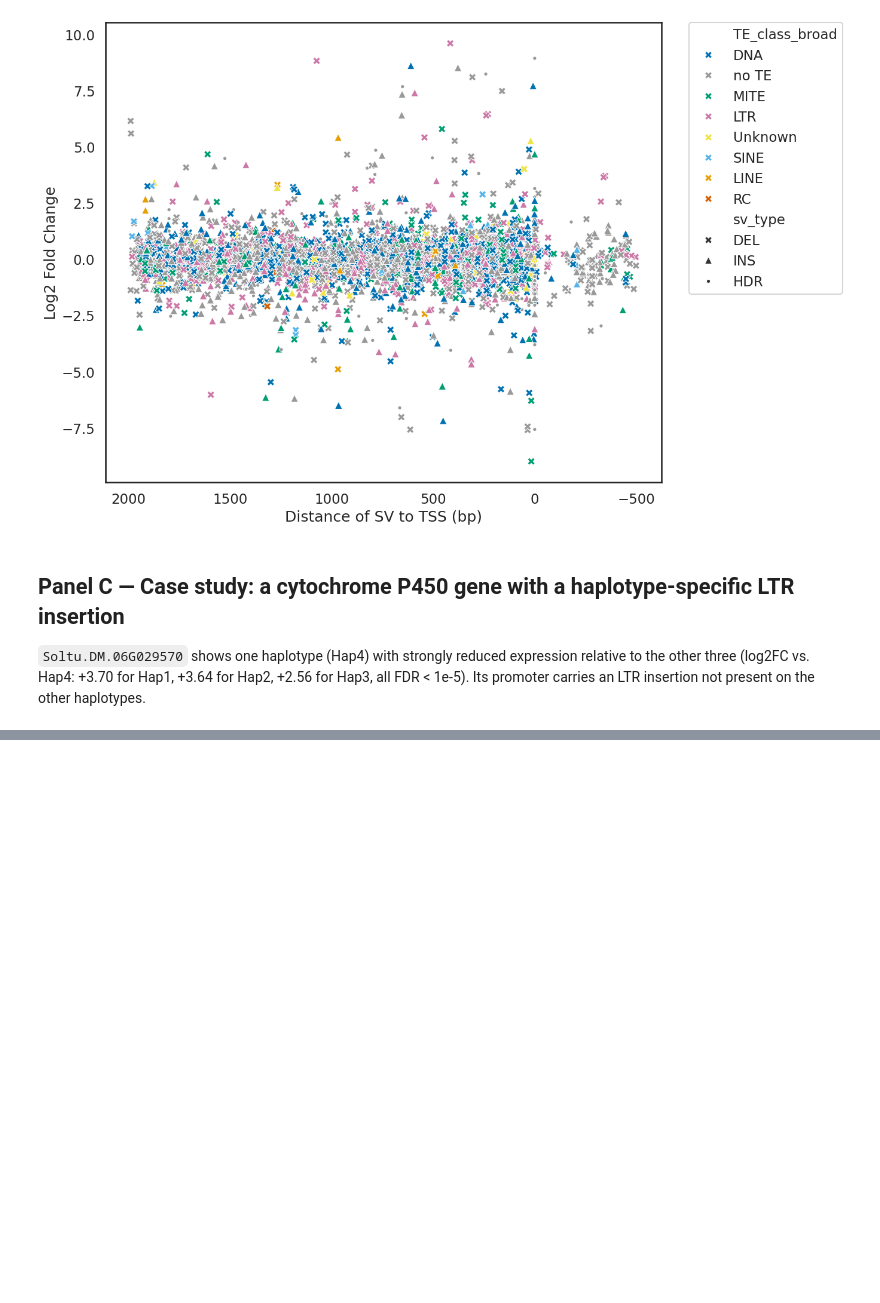
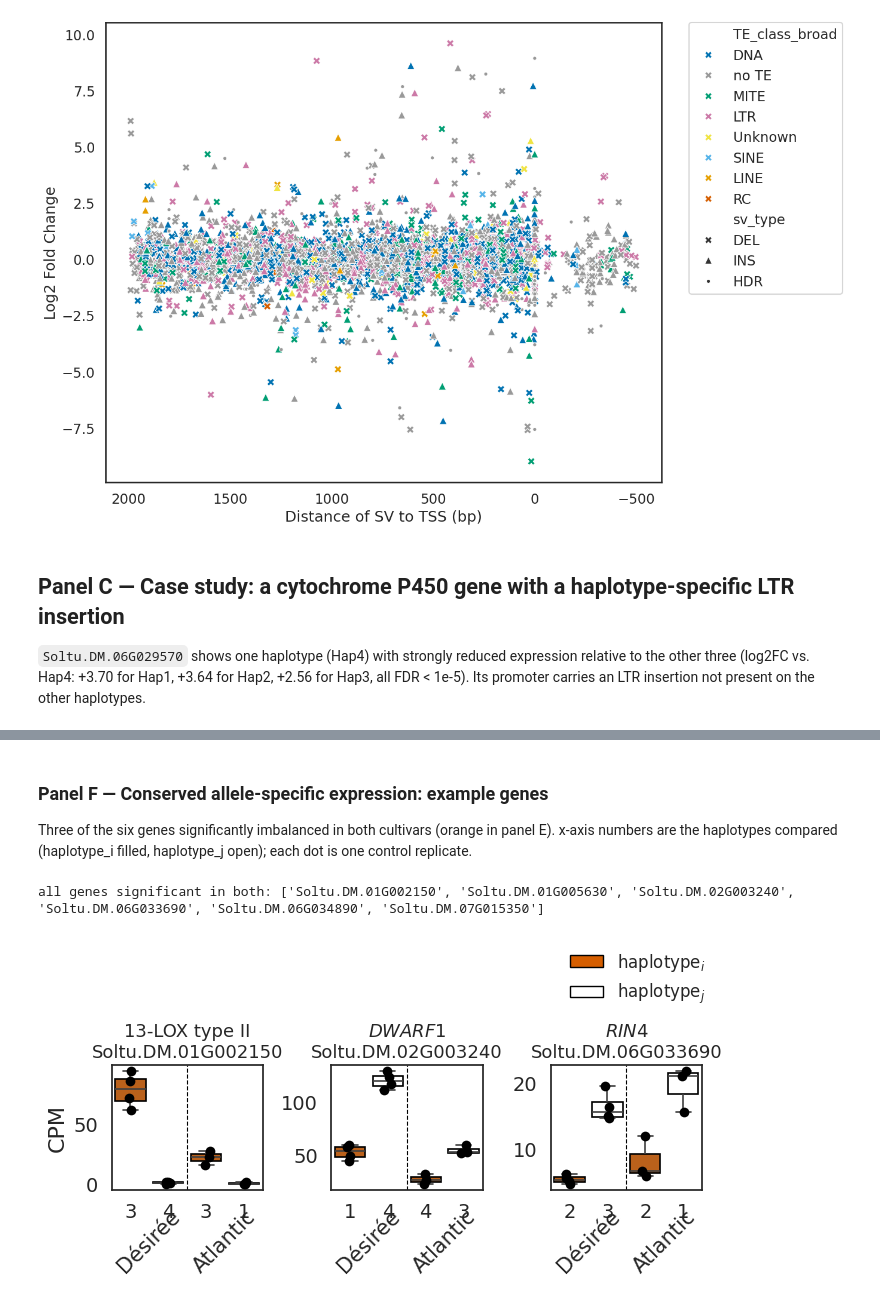
Before and after one commit to NIB-SI/LR-DESIREE-reproducibility, a Jupyter notebook: Fig2_ASE_SV_promoter_analysis_main.ipynb, the cells around one changed output, grey strips where cells are left out. Saved outputs shown, nothing was run; the diff lists cells and outputs as text; code cells hidden in the pictures; blank space fills up the shorter version.

```diff
--- a/FigX_ASE_SV_promoter_analysis_main.ipynb
+++ b/Fig2_ASE_SV_promoter_analysis_main.ipynb
@@ -169,0 +235,50 @@ plt.show()
+# %% [markdown]
+### Panel F — Conserved allele-specific expression: example genes
+
+Three of the six genes significantly imbalanced in both cultivars (orange in panel E). x-axis numbers
+are the haplotypes compared (haplotype_i filled, haplotype_j open); each dot is one control replicate.
+# %%
+EXAMPLE_GENES = {
+    "Soltu.DM.01G002150": "13-LOX type II",
+    "Soltu.DM.02G003240": "$\\it{DWARF1}$",
+    "Soltu.DM.06G033690": "$\\it{RIN4}$",
+}
+print("all genes significant in both:", pairs.loc[pairs["significant_in_both"], "Unitato_gene_id"].tolist())
+
+fig, axes = plt.subplots(1, len(EXAMPLE_GENES), figsize=(2.3 * len(EXAMPLE_GENES), 3.8))
+for ax, (gene, name) in zip(axes, EXAMPLE_GENES.items()):
+    row = pairs.set_index("Unitato_gene_id").loc[gene]
+    alleles = [("Désirée", row["DES_allele_i"]), ("Désirée", row["DES_allele_j"]),
+               ("Atlantic", row["ATL_allele_i"]), ("Atlantic", row["ATL_allele_j"])]
+    keys = [f"{cultivar}::{allele}" for cultivar, allele in alleles]
+    df = pd.concat([
+        cpm_long[(cpm_long["cultivar"] == cultivar) & (cpm_long["allele_id"] == allele)].assign(key=key)
+        for (cultivar, allele), key in zip(alleles, keys)
+    ])
+
+    sns.boxplot(data=df, x="key", y="CPM", order=keys, hue="key", hue_order=keys, legend=False,
+                palette=["#D55E00", "white", "#D55E00", "white"], linewidth=1.2, ax=ax)
+    for patch in ax.patches:
+        patch.set_edgecolor("black")
+    sns.stripplot(data=df, x="key", y="CPM", order=keys, color="black", size=7, jitter=True, ax=ax)
+    ax.axvline(1.5, color="black", ls="--", lw=0.8)
+
+    ax.set_xticks(range(4))
+    ax.set_xticklabels([allele[-1] for _, allele in alleles], fontsize=14)
+    ax.tick_params(axis="y", labelsize=14)
+    ax.set_xlabel("")
+    ax.set_ylabel("CPM" if ax is axes[0] else "", fontsize=16)
+    ax.set_title(f"{name}\n{gene}", fontsize=13)
+    for x_center, cultivar in [(0.5, "Désirée"), (2.5, "Atlantic")]:
+        ax.text(x_center, -0.13, cultivar, transform=ax.get_xaxis_transform(),
+                ha="center", va="top", fontsize=15, rotation=45)
+
+handles = [mpatches.Patch(facecolor="#D55E00", edgecolor="black", label="haplotype$_i$"),
+           mpatches.Patch(facecolor="white", edgecolor="black", label="haplotype$_j$")]
+plt.tight_layout(rect=(0, 0, 1, 0.82))
+fig.legend(handles=handles, loc="upper right", bbox_to_anchor=(1, 1), frameon=False, fontsize=12)
+plt.savefig(f"{OUT_DIR}/Fig2F_Desiree_Atlantic_shared_ASE_examples.svg", format="svg", bbox_inches="tight")
+plt.show()
+# %% [output]
+all genes significant in both: ['Soltu.DM.01G002150', 'Soltu.DM.01G005630', 'Soltu.DM.02G003240', 'Soltu.DM.06G033690', 'Soltu.DM.06G034890', 'Soltu.DM.07G015350']
+[figure, added]
```
Also changed, not shown: parts of 6 cells of this notebook, 3 other files.
